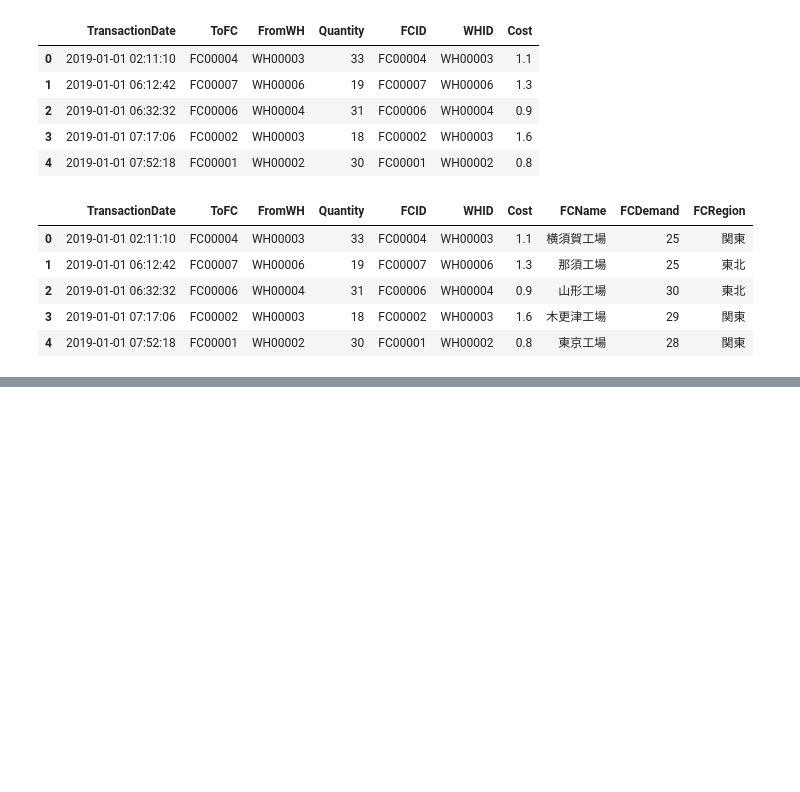
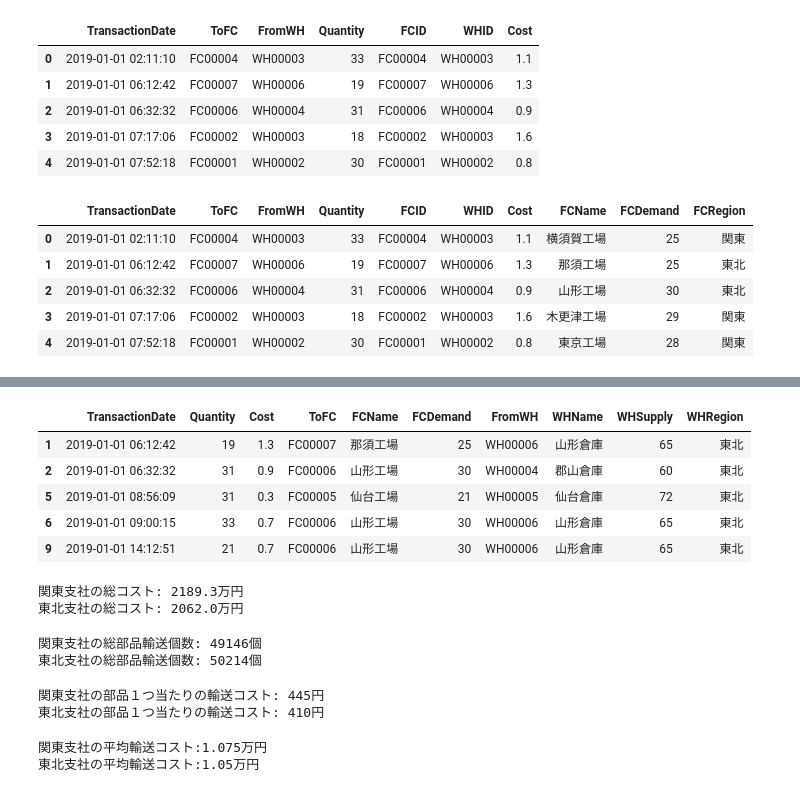
Before and after one commit to shota98501/Data_Scientist, a Jupyter notebook: Knock(DirtyData)/Dirty_Data6/Data_Analysis/Dirty_Data6.ipynb, the cells around one changed output, grey strips where cells are left out. Drawn from its saved outputs; the diff is of its cells as text; code cells hidden in the pictures; blank space fills up the shorter version.

```diff
--- a/Knock(DirtyData)/Dirty_Data6/Data_Analysis/Dirty_Data6.ipynb
+++ b/Knock(DirtyData)/Dirty_Data6/Data_Analysis/Dirty_Data6.ipynb
@@ -70,0 +92,37 @@ join_data.head()
+# %%
+tohoku = join_data.loc[join_data["WHRegion"] == "東北"]
+tohoku.head()
+# %% [output]
+|  | TransactionDate | Quantity | Cost | ToFC | FCName | FCDemand | FromWH | WHName | WHSupply | WHRegion |
+| 1 | 2019-01-01 06:12:42 | 19 | 1.3 | FC00007 | 那須工場 | 25 | WH00006 | 山形倉庫 | 65 | 東北 |
+| 2 | 2019-01-01 06:32:32 | 31 | 0.9 | FC00006 | 山形工場 | 30 | WH00004 | 郡山倉庫 | 60 | 東北 |
+| 5 | 2019-01-01 08:56:09 | 31 | 0.3 | FC00005 | 仙台工場 | 21 | WH00005 | 仙台倉庫 | 72 | 東北 |
+| 6 | 2019-01-01 09:00:15 | 33 | 0.7 | FC00006 | 山形工場 | 30 | WH00006 | 山形倉庫 | 65 | 東北 |
+| 9 | 2019-01-01 14:12:51 | 21 | 0.7 | FC00006 | 山形工場 | 30 | WH00006 | 山形倉庫 | 65 | 東北 |
+# %%
+print("関東支社の総コスト: " + str(kanto["Cost"].sum()) + "万円")
+print("東北支社の総コスト: " + str(tohoku["Cost"].sum()) + "万円")
+# %% [output]
+関東支社の総コスト: 2189.3万円
+東北支社の総コスト: 2062.0万円
+# %%
+print("関東支社の総部品輸送個数: " + str(kanto["Quantity"].sum()) + "個")
+print("東北支社の総部品輸送個数: " + str(tohoku["Quantity"].sum()) + "個")
+# %% [output]
+関東支社の総部品輸送個数: 49146個
+東北支社の総部品輸送個数: 50214個
+# %%
+tmp = (kanto["Cost"].sum() / kanto["Quantity"].sum()) * 10000
+print("関東支社の部品１つ当たりの輸送コスト: " + str(int(tmp)) + "円")
+tmp = (tohoku["Cost"].sum() / tohoku["Quantity"].sum()) * 10000
+print("東北支社の部品１つ当たりの輸送コスト: " + str(int(tmp)) + "円")
+# %% [output]
+関東支社の部品１つ当たりの輸送コスト: 445円
+東北支社の部品１つ当たりの輸送コスト: 410円
+# %%
+cost_chk = pd.merge(cost, factories,  on="FCID", how="left")
+print("関東支社の平均輸送コスト:" + str(cost_chk["Cost"].loc[cost_chk["FCRegion"]=="関東"].mean()) + "万円")
+print("東北支社の平均輸送コスト:" + str(cost_chk["Cost"].loc[cost_chk["FCRegion"]=="東北"].mean()) + "万円")
+# %% [output]
+関東支社の平均輸送コスト:1.075万円
+東北支社の平均輸送コスト:1.05万円
```
Also changed, not shown: parts of 2 cells of this notebook.
